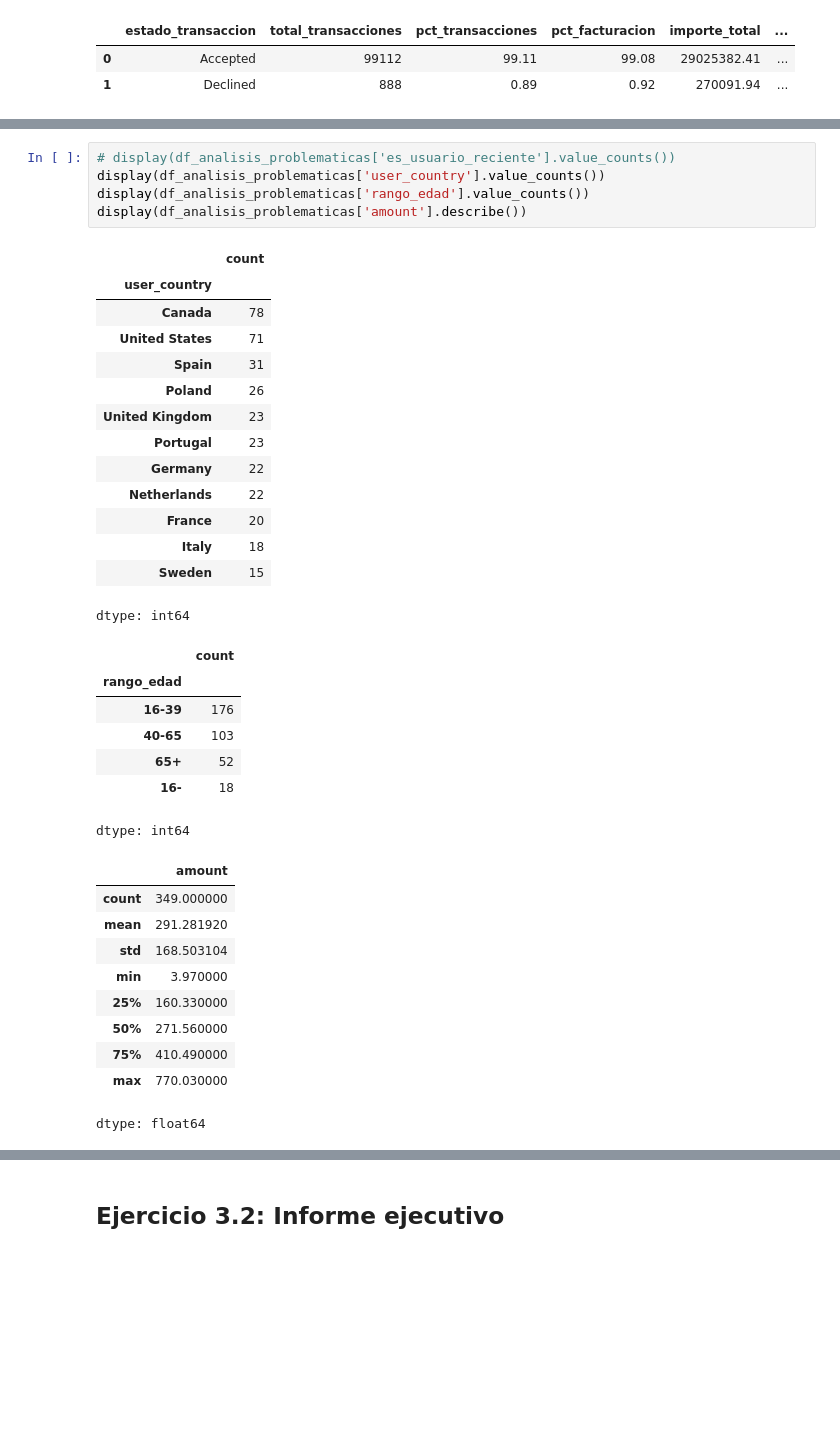
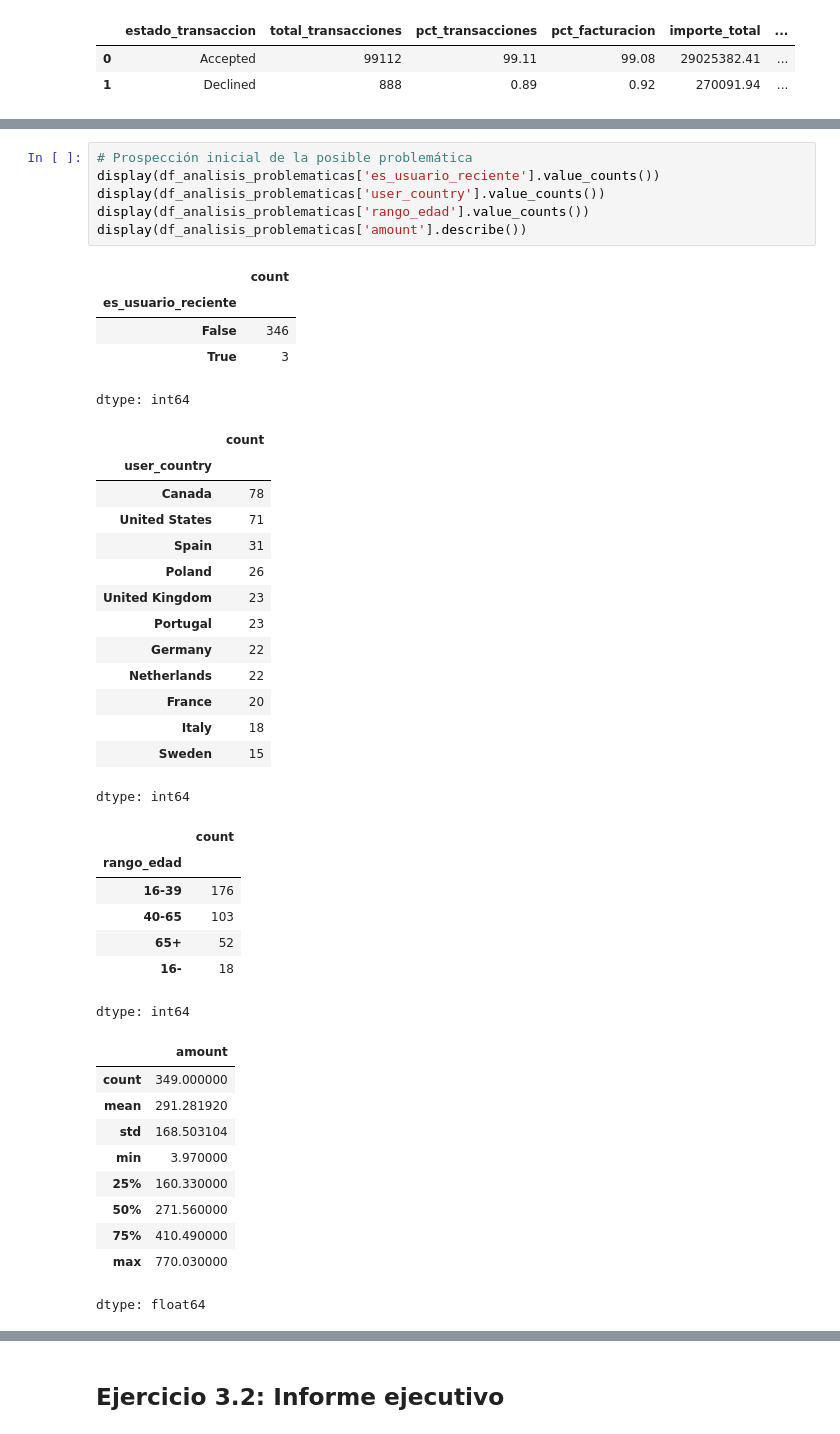
Before and after one commit to jordi-cx/it_academy, a Jupyter notebook: sprint_09_jcx_wip.ipynb, the cells around one changed output, grey strips where cells are left out. Cells and saved outputs as stored; diff of their text form; blank space fills up the shorter version.

```diff
--- a/sprint_09_jcx_wip.ipynb
+++ b/sprint_09_jcx_wip.ipynb
@@ -1850,40 +1838,46 @@ dtypes: Int64(1), bool(2), category(1), datetime64[ns](3), dbdate(2), float64(1)
 memory usage: 80.8+ KB
 None
 # %%
-# display(df_analisis_problematicas['es_usuario_reciente'].value_counts())
+# Prospección inicial de la posible problemática
+display(df_analisis_problematicas['es_usuario_reciente'].value_counts())
 display(df_analisis_problematicas['user_country'].value_counts())
 display(df_analisis_problematicas['rango_edad'].value_counts())
 display(df_analisis_problematicas['amount'].describe())
 # %% [output]
 |  | count |
-| user_country |  |
-| Canada | 78 |
-| United States | 71 |
-| Spain | 31 |
-| Poland | 26 |
-| United Kingdom | 23 |
-| Portugal | 23 |
-| Germany | 22 |
-| Netherlands | 22 |
-| France | 20 |
-| Italy | 18 |
-| Sweden | 15 |
+| es_usuario_reciente |  |
+| False | 346 |
+| True | 3 |
 dtype: int64
 |  | count |
-| rango_edad |  |
-| 16-39 | 176 |
-| 40-65 | 103 |
-| 65+ | 52 |
-| 16- | 18 |
+| user_country |  |
+| Canada | 78 |
+| United States | 71 |
+| Spain | 31 |
+| Poland | 26 |
+| United Kingdom | 23 |
+| Portugal | 23 |
+| Germany | 22 |
+| Netherlands | 22 |
+| France | 20 |
+| Italy | 18 |
+| Sweden | 15 |
 dtype: int64
-|  | amount |
-| count | 349.000000 |
-| mean | 291.281920 |
-| std | 168.503104 |
-| min | 3.970000 |
-| 25% | 160.330000 |
-| 50% | 271.560000 |
-| 75% | 410.490000 |
-| max | 770.030000 |
+|  | count |
+| rango_edad |  |
+| 16-39 | 176 |
+| 40-65 | 103 |
+| 65+ | 52 |
+| 16- | 18 |
-dtype: float64
+dtype: int64
+|  | amount |
+| count | 349.000000 |
+| mean | 291.281920 |
+| std | 168.503104 |
+| min | 3.970000 |
+| 25% | 160.330000 |
+| 50% | 271.560000 |
+| 75% | 410.490000 |
+| max | 770.030000 |
+dtype: float64
 # %%
```
Also changed, not shown: parts of 17 cells of this notebook.
